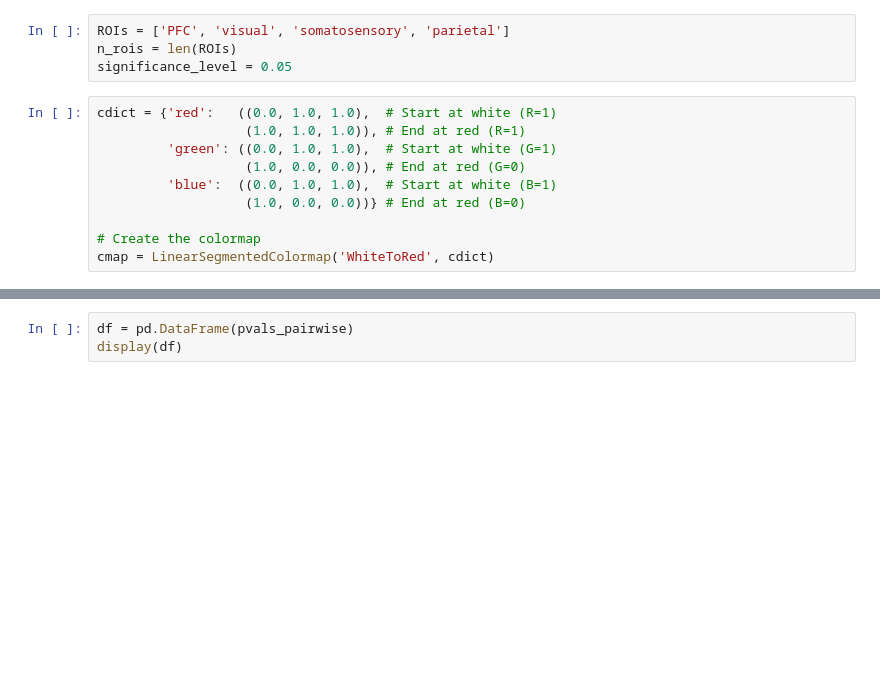
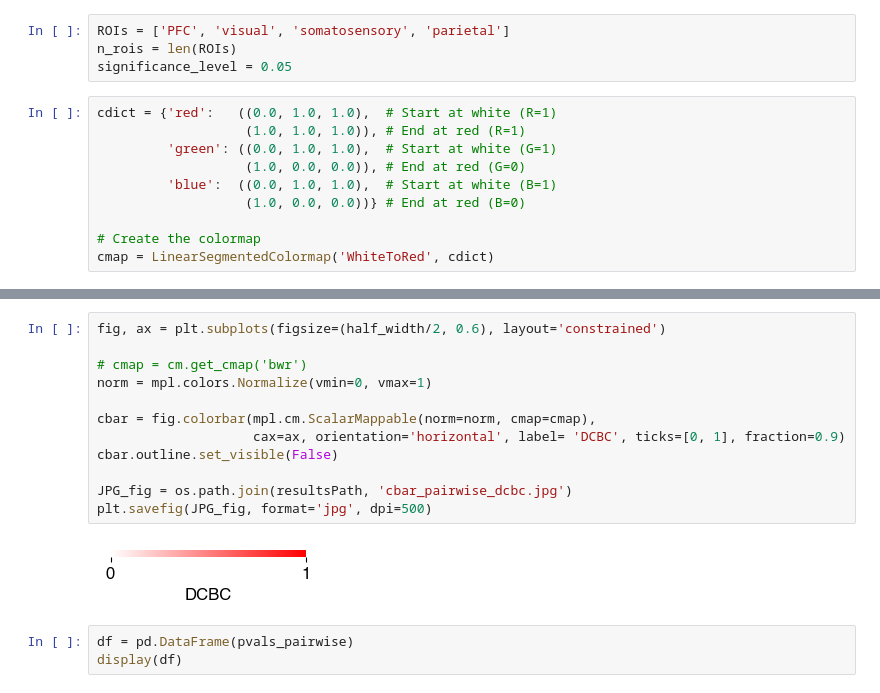
Before and after one commit to jkderrick028/PFC_parcellation, a Jupyter notebook: code/5_pairwise_dcbc.ipynb, the cells around one changed output, grey strips where cells are left out. Drawn from its saved outputs; the diff is of its cells as text; blank space fills up the shorter version.

```diff
--- a/code/5_pairwise_dcbc.ipynb
+++ b/code/5_pairwise_dcbc.ipynb
@@ -74,3 +123,17 @@ for roiI in np.arange(n_rois):
+# %%
+fig, ax = plt.subplots(figsize=(half_width/2, 0.6), layout='constrained')
+
+# cmap = cm.get_cmap('bwr')
+norm = mpl.colors.Normalize(vmin=0, vmax=1)
+
+cbar = fig.colorbar(mpl.cm.ScalarMappable(norm=norm, cmap=cmap),
+                    cax=ax, orientation='horizontal', label= 'DCBC', ticks=[0, 1], fraction=0.9)
+cbar.outline.set_visible(False)
+
+JPG_fig = os.path.join(resultsPath, 'cbar_pairwise_dcbc.jpg')
+plt.savefig(JPG_fig, format='jpg', dpi=500)
+# %% [output]
+[figure, added]
 # %%
 df = pd.DataFrame(pvals_pairwise)
 display(df)
```
Also changed, not shown: parts of 3 cells of this notebook.
